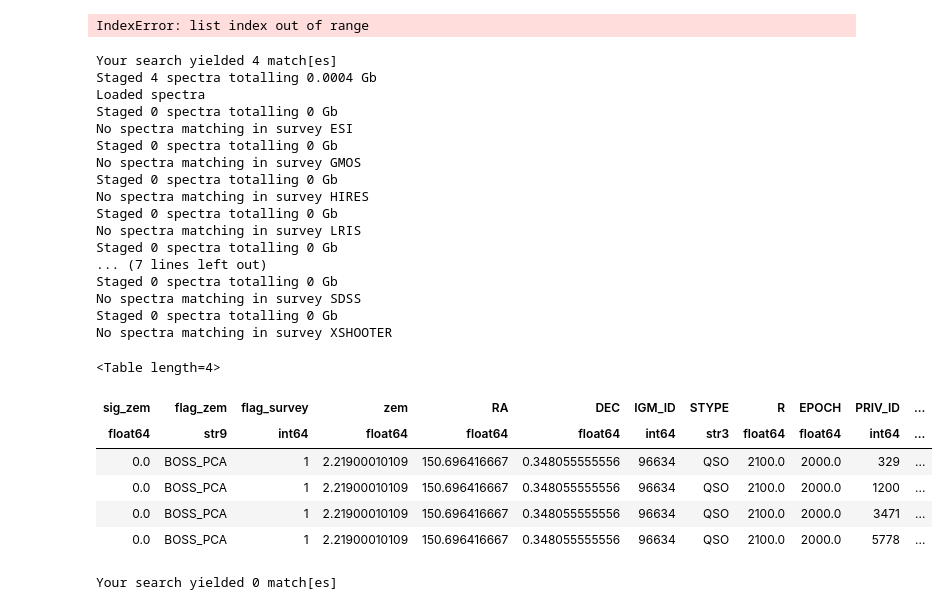
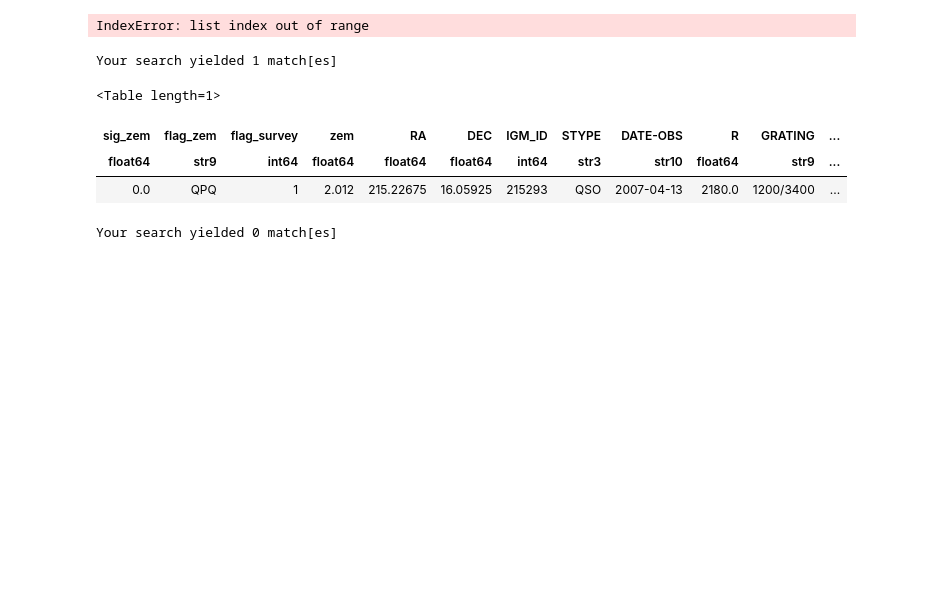
Before and after one commit to qsopairs/papers, a Jupyter notebook: QPQ9/nb/spec_fiddle.ipynb, the cells around one changed output. Saved outputs shown, nothing was run; the diff lists cells and outputs as text; code cells hidden in the pictures; blank space fills up the shorter version.

```diff
--- a/QPQ9/nb/spec_fiddle.ipynb
+++ b/QPQ9/nb/spec_fiddle.ipynb
@@ -32,7 +32,7 @@ Created on 2016-Oct-25
 # %%
 qpq_fil = '/Users/lwymarie/Desktop/qpq_optical.hdf5'
 # %%
-qpqsp = SpecDB(db_file=qpq_fil)
+qpqsp = SpecDB(db_file=qpq_fil,idkey='PRIV_ID')
 # %% [output]
 Using /Users/lwymarie/Desktop/qpq_optical.hdf5 for the catalog file
 Using /Users/lwymarie/Desktop/qpq_optical.hdf5 for the DB file
@@ -119,33 +135,14 @@ spec2[1].plot()
 IndexError: list index out of range
 # %%
 from astropy import units as u
-spec3, meta3 = qpqsp.spec_from_coord('100247.14+002053.0',private=True)
+spec3, meta3 = qpqsp.spec_from_coord('142054.42+160333.3',private=True)
 meta3[0]
 # %% [output]
-Your search yielded 4 match[es]
-Staged 4 spectra totalling 0.0004 Gb
-Loaded spectra
-Staged 0 spectra totalling 0 Gb
-No spectra matching in survey ESI
-Staged 0 spectra totalling 0 Gb
-No spectra matching in survey GMOS
-Staged 0 spectra totalling 0 Gb
-No spectra matching in survey HIRES
-Staged 0 spectra totalling 0 Gb
-No spectra matching in survey LRIS
-Staged 0 spectra totalling 0 Gb
-... (7 lines left out)
-Staged 0 spectra totalling 0 Gb
-No spectra matching in survey SDSS
-Staged 0 spectra totalling 0 Gb
-No spectra matching in survey XSHOOTER
+Your search yielded 1 match[es]
-<Table length=4>
+<Table length=1>
-| sig_zem | flag_zem | flag_survey | zem | RA | DEC | IGM_ID | STYPE | R | EPOCH | PRIV_ID | ... |
-| float64 | str9 | int64 | float64 | float64 | float64 | int64 | str3 | float64 | float64 | int64 | ... |
-| 0.0 | BOSS_PCA | 1 | 2.21900010109 | 150.696416667 | 0.348055555556 | 96634 | QSO | 2100.0 | 2000.0 | 329 | ... |
-| 0.0 | BOSS_PCA | 1 | 2.21900010109 | 150.696416667 | 0.348055555556 | 96634 | QSO | 2100.0 | 2000.0 | 1200 | ... |
-| 0.0 | BOSS_PCA | 1 | 2.21900010109 | 150.696416667 | 0.348055555556 | 96634 | QSO | 2100.0 | 2000.0 | 3471 | ... |
-| 0.0 | BOSS_PCA | 1 | 2.21900010109 | 150.696416667 | 0.348055555556 | 96634 | QSO | 2100.0 | 2000.0 | 5778 | ... |
+| sig_zem | flag_zem | flag_survey | zem | RA | DEC | IGM_ID | STYPE | DATE-OBS | R | GRATING | ... |
+| float64 | str9 | int64 | float64 | float64 | float64 | int64 | str3 | str10 | float64 | str9 | ... |
+| 0.0 | QPQ | 1 | 2.012 | 215.22675 | 16.05925 | 215293 | QSO | 2007-04-13 | 2180.0 | 1200/3400 | ... |
 # %%
 spec3[0].plot()
 # %%
```
Also changed, not shown: parts of 2 cells of this notebook, 7 other files.
